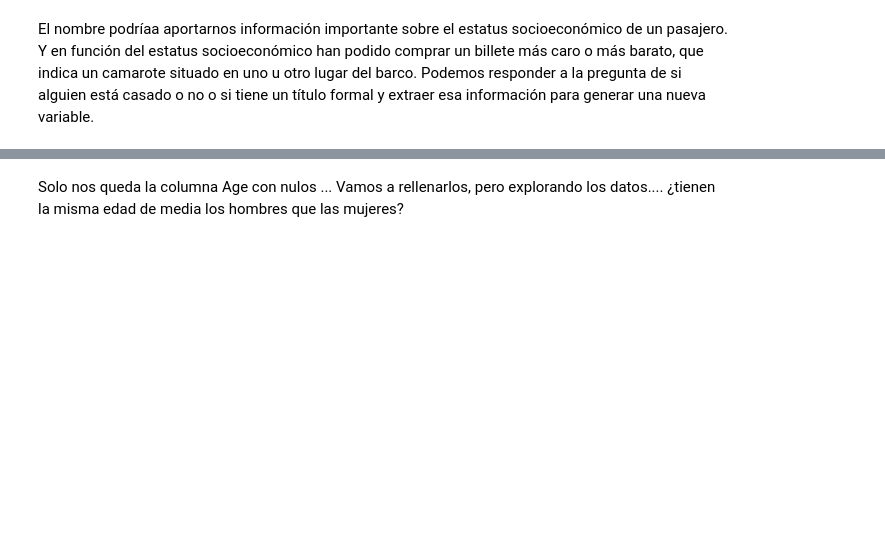
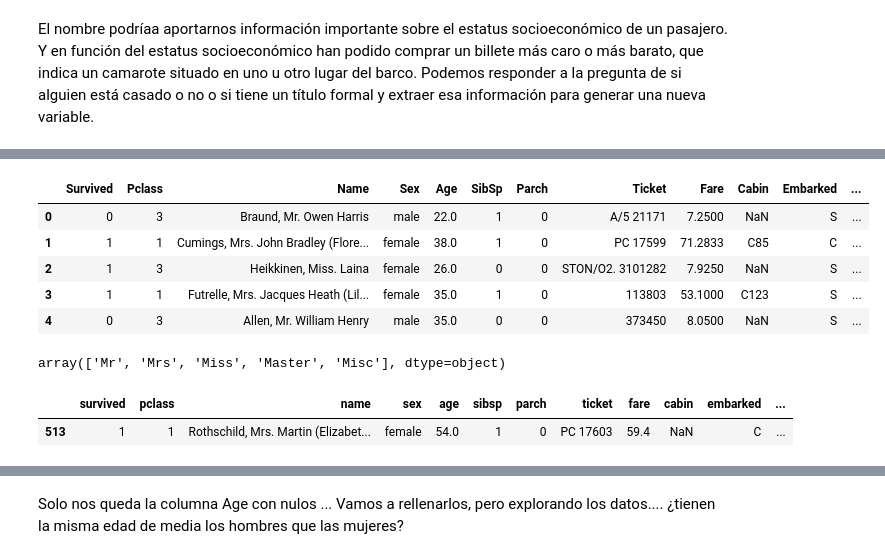
Before and after one commit to Ironhack-Data-Madrid-Octubre-2021/apuntes_clase, a Jupyter notebook: semana_07/03-Feature_engineering.ipynb, the cells around one changed output, grey strips where cells are left out. Saved outputs shown, nothing was run; the diff lists cells and outputs as text; code cells hidden in the pictures; blank space fills up the shorter version.

```diff
--- a/semana_07/03-Feature_engineering.ipynb
+++ b/semana_07/03-Feature_engineering.ipynb
@@ -27,0 +221,2 @@ El nombre podríaa aportarnos información importante sobre el estatus socioecon
+# %%
+varios = (data.Title.value_counts()<10)
@@ -27,0 +244,16 @@ El nombre podríaa aportarnos información importante sobre el estatus socioecon
+# %%
+# Hacemos un loc de la columna y si es true, porque es menos de 10, lo identificamos como misceláneo
+data["Title"] = data["Title"].apply(lambda x: "Misc" if varios.loc[x] == True else x)
+# %%
+data.head()
+# %% [output]
+|  | Survived | Pclass | Name | Sex | Age | SibSp | Parch | Ticket | Fare | Cabin | Embarked | ... |
+| 0 | 0 | 3 | Braund, Mr. Owen Harris | male | 22.0 | 1 | 0 | A/5 21171 | 7.2500 | NaN | S | ... |
+| 1 | 1 | 1 | Cumings, Mrs. John Bradley (Flore... | female | 38.0 | 1 | 0 | PC 17599 | 71.2833 | C85 | C | ... |
+| 2 | 1 | 3 | Heikkinen, Miss. Laina | female | 26.0 | 0 | 0 | STON/O2. 3101282 | 7.9250 | NaN | S | ... |
+| 3 | 1 | 1 | Futrelle, Mrs. Jacques Heath (Lil... | female | 35.0 | 1 | 0 | 113803 | 53.1000 | C123 | S | ... |
+| 4 | 0 | 3 | Allen, Mr. William Henry | male | 35.0 | 0 | 0 | 373450 | 8.0500 | NaN | S | ... |
+# %%
+data.Title.unique()
+# %% [output]
+array(['Mr', 'Mrs', 'Miss', 'Master', 'Misc'], dtype=object)
@@ -27,0 +264,5 @@ El nombre podríaa aportarnos información importante sobre el estatus socioecon
+# %%
+data.sample()
+# %% [output]
+|  | survived | pclass | name | sex | age | sibsp | parch | ticket | fare | cabin | embarked | ... |
+| 513 | 1 | 1 | Rothschild, Mrs. Martin (Elizabet... | female | 54.0 | 1 | 0 | PC 17603 | 59.4 | NaN | C | ... |
```
Also changed, not shown: parts of 59 cells of this notebook.
